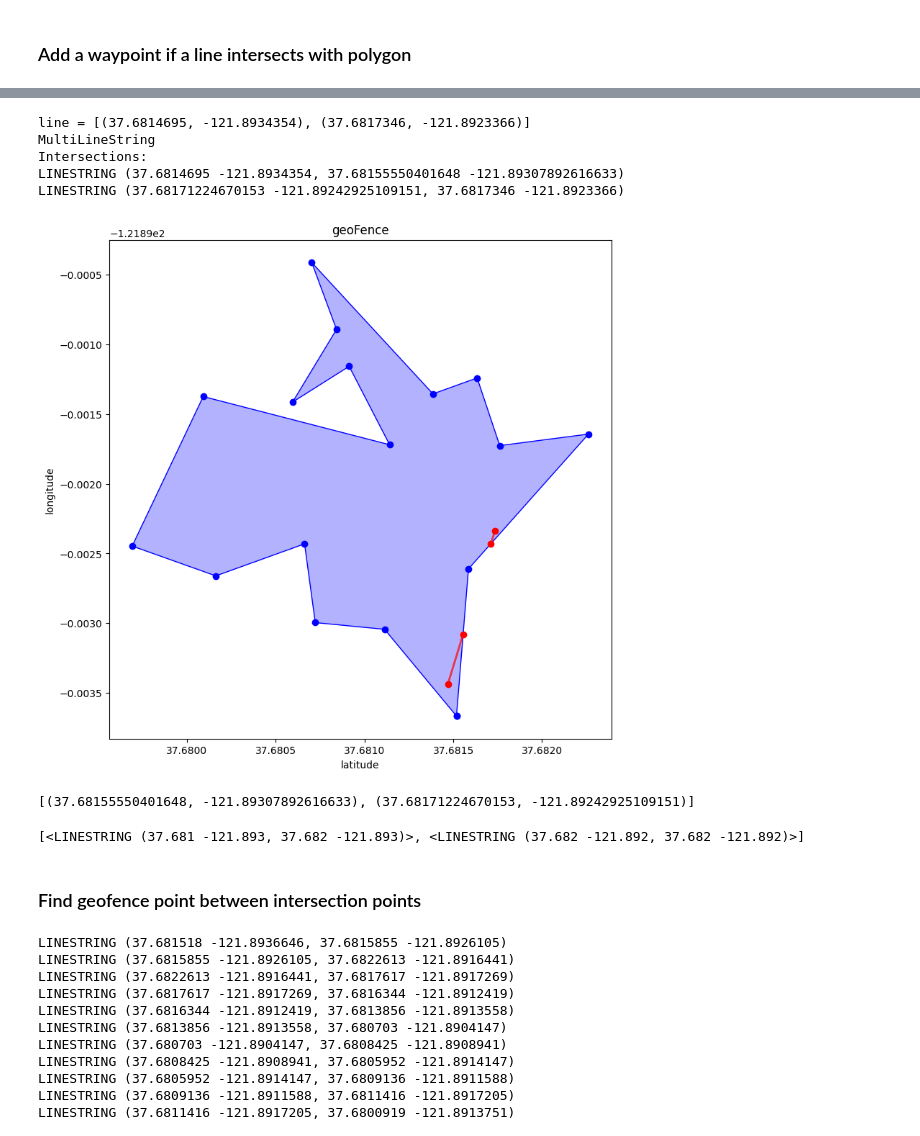
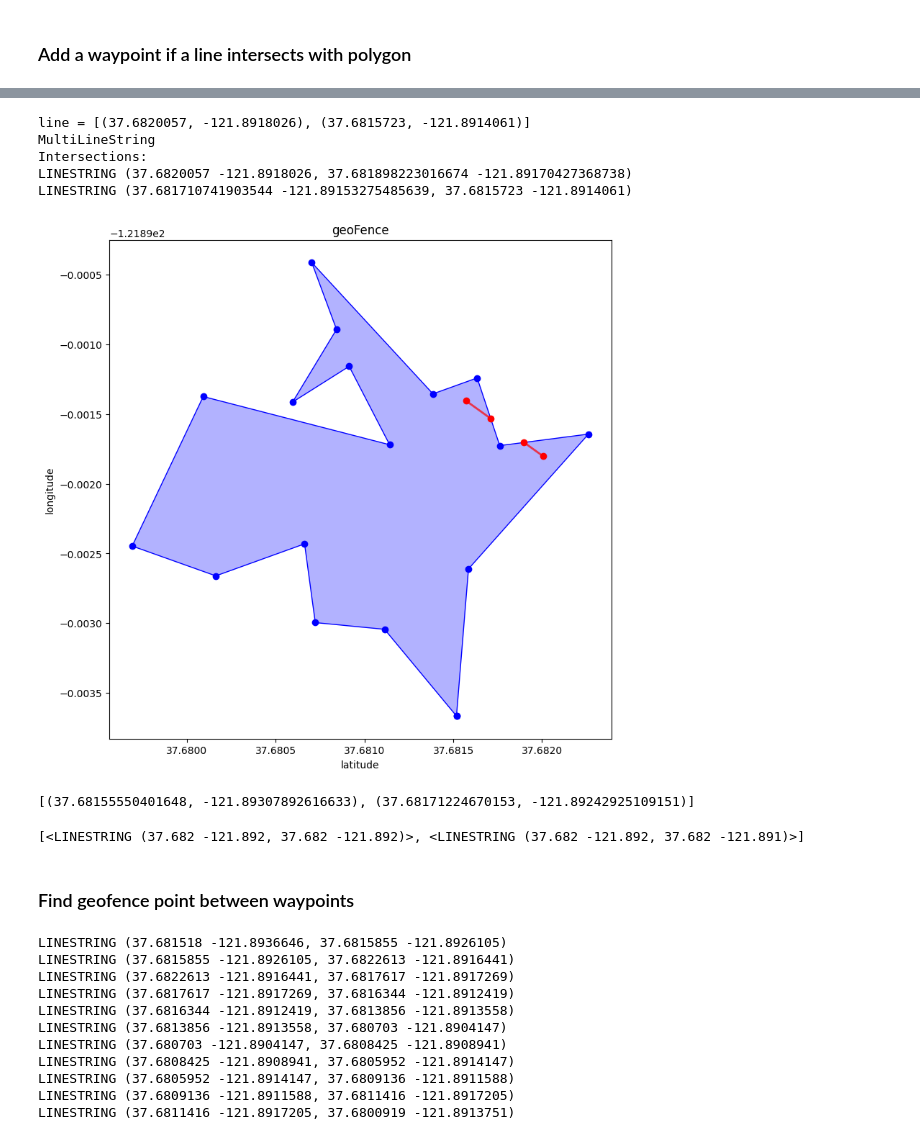
Before and after one commit to TheErickLiu/AmadorUAV2025, a Jupyter notebook: question2.ipynb, the cells around one changed output, grey strips where cells are left out. Drawn from its saved outputs; the diff is of its cells as text; code cells hidden in the pictures.

```diff
--- a/question2.ipynb
+++ b/question2.ipynb
@@ -400,25 +408,25 @@ No intersections
 # %%
 from shapely.plotting import plot_line, plot_polygon
 
-line = LineString(waypoints[:2])
+line = LineString(waypoints[2:4])
 new_lines = get_intersections(line, geofence_polygon)
 
 if new_lines:
     fig = plt.figure(figsize=(9, 9))
     ax = fig.add_subplot(111)
     ax.set_title("geoFence")
     ax.set_xlabel("latitude")
     ax.set_ylabel("longitude")
     plot_polygon(geofence_polygon, ax=ax, add_points=True, color="blue")
     plot_line(new_lines, ax=ax, add_points=True, color="red", alpha=0.7)
     fig.show()
 # %% [output]
-line = [(37.6814695, -121.8934354), (37.6817346, -121.8923366)]
+line = [(37.6820057, -121.8918026), (37.6815723, -121.8914061)]
 MultiLineString
 Intersections:
-LINESTRING (37.6814695 -121.8934354, 37.68155550401648 -121.89307892616633)
-LINESTRING (37.68171224670153 -121.89242925109151, 37.6817346 -121.8923366)
+LINESTRING (37.6820057 -121.8918026, 37.681898223016674 -121.89170427368738)
+LINESTRING (37.681710741903544 -121.89153275485639, 37.6815723 -121.8914061)
-[figure, old version]
+[figure, new version]
 # %%
 def get_intersection_points(line, polygon):
     """Return intersection points"""
@@ -450,11 +458,11 @@ def get_intersected_lines(line, polygon):
             intersection_lines.append(seg)
     return intersection_lines
 
-line = LineString(waypoints[:2])
+line = LineString(waypoints[2:4])
 intersection_lines = get_intersected_lines(line, geofence_polygon)
 print(intersection_lines)
 # %% [output]
-[<LINESTRING (37.681 -121.893, 37.682 -121.893)>, <LINESTRING (37.682 -121.892, 37.682 -121.892)>]
+[<LINESTRING (37.682 -121.892, 37.682 -121.892)>, <LINESTRING (37.682 -121.892, 37.682 -121.891)>]
 # %% [markdown]
-### Find geofence point between intersection points
+### Find geofence point between waypoints
 # %%
```
Also changed, not shown: parts of 20 cells of this notebook, 4 other files.
